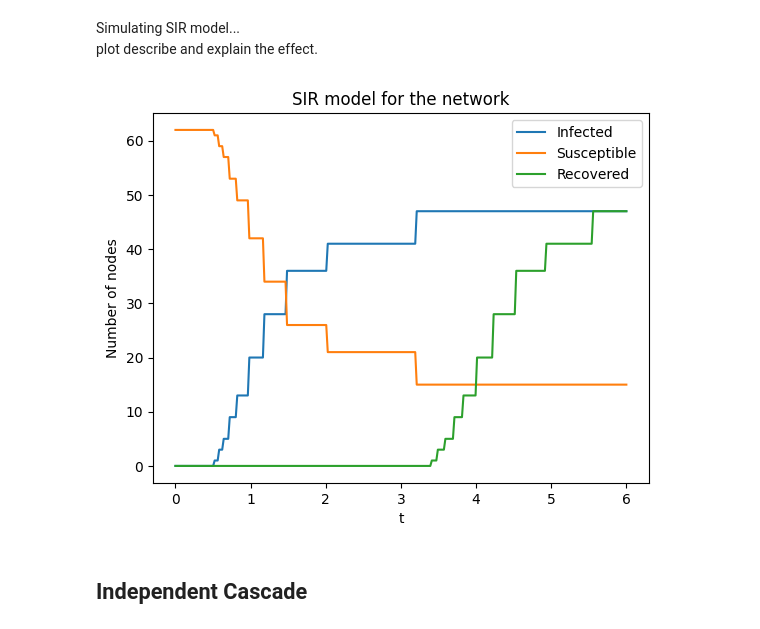
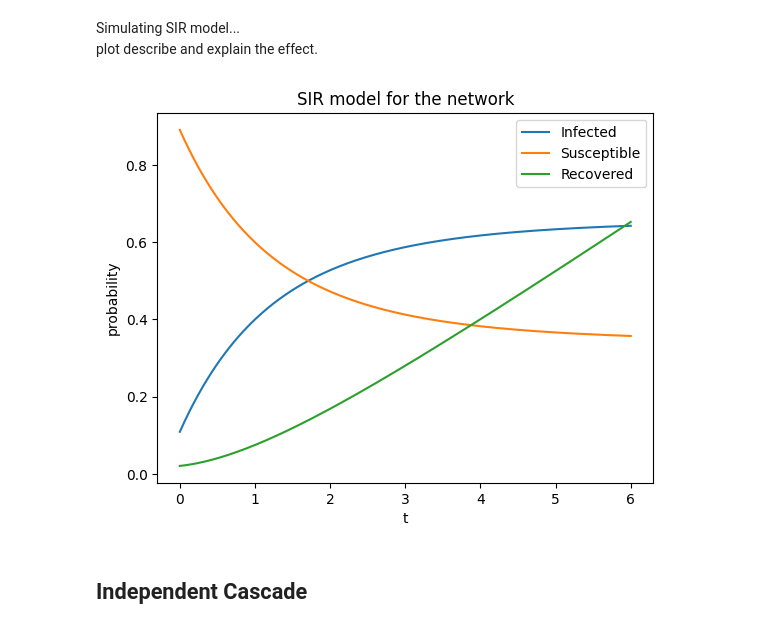
Before and after one commit to yilewang/dynamical_net_sys_class, a Jupyter notebook: lab6/lab6_yxw190015.ipynb, the cells around one changed output. Saved outputs shown, nothing was run; the diff lists cells and outputs as text; code cells hidden in the pictures.

Commit message:
update SIR model and SI model, convert to probability model

```diff
--- a/lab6/lab6_yxw190015.ipynb
+++ b/lab6/lab6_yxw190015.ipynb
@@ -163,14 +163,14 @@ for i,t in enumerate(time):
         dxidt = sum([beta * si * A[xj, xi] for xj in neighbours_list])
         x[xi] += dxidt*dt
         s[xi] = 1 - x[xi]
-    history_S.append(size(where(s>0.5)))
-    history_I.append(size(where(x>0.5)))
+    history_S.append(mean(s))
+    history_I.append(mean(x))
 
 
 plt.plot(time, history_I, label = 'Infected')
 plt.plot(time, history_S, label = 'Susceptible')
 plt.xlabel('t')
-plt.ylabel('Number of nodes')
+plt.ylabel('probability')
 plt.title('SI model for the network')
 plt.legend()
 plt.show()
@@ -186,39 +186,40 @@ describe and explain the effect.
 # calculate the SIR model for the network
 beta = 0.1
 gamma = 0.2
 # x is the fraction of infected nodes
 # 1-x is the fraction of susceptible nodes
 
 x = ones(N)*0.1
 s = 1- x
 r = gamma * x
 
 history_S = []
 history_I = []
 history_R = []
 for i,t in enumerate(time):
     for xi in range(N):
         neighbours_list = [xj for xj in where(A[:,xi]>0)]
         si = 1 - x[xi]
         dxidt = sum([beta * si * A[xj, xi] for xj in neighbours_list]) - gamma * x[xi]
+        dridt = gamma * x[xi]
         x[xi] += dxidt*dt
         s[xi] = 1 - x[xi]
-        r[xi] += gamma * x[xi]*dt
-    history_S.append(size(where(s>0.5)))
-    history_I.append(size(where(x>0.5)))
-    history_R.append(size(where(r>0.5)))
+        r[xi] += dridt*dt
+    history_S.append(mean(s))
+    history_I.append(mean(x))
+    history_R.append(mean(r))
 
 
 plt.plot(time, history_I, label = 'Infected')
 plt.plot(time, history_S, label = 'Susceptible')
 plt.plot(time, history_R, label = 'Recovered')
 plt.xlabel('t')
-plt.ylabel('Number of nodes')
+plt.ylabel('probability')
 plt.title('SIR model for the network')
 plt.legend()
 plt.show()
 # %% [output]
-[figure, old version]
+[figure, new version]
 # %% [markdown]
 ## Independent Cascade
 # %% [markdown]
```
Also changed, not shown: parts of 1 cell of this notebook.
